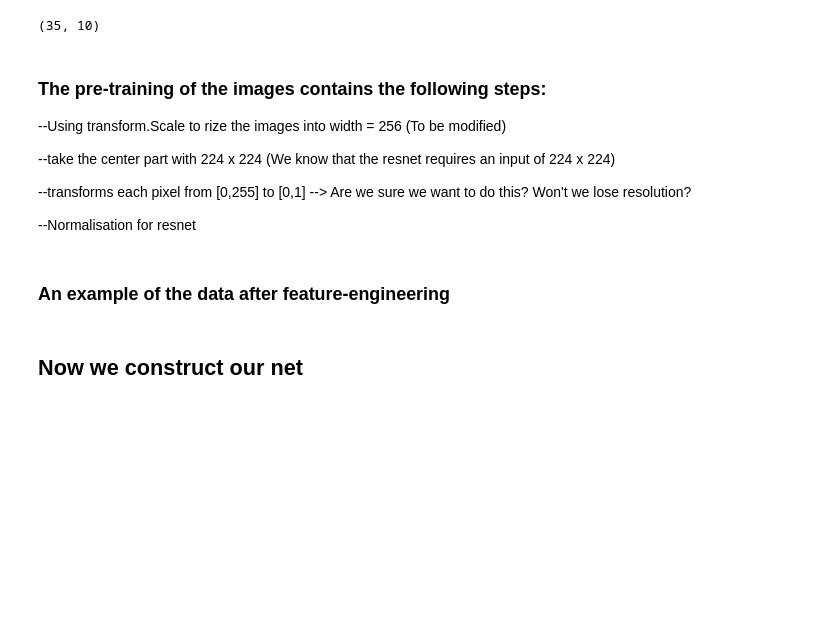
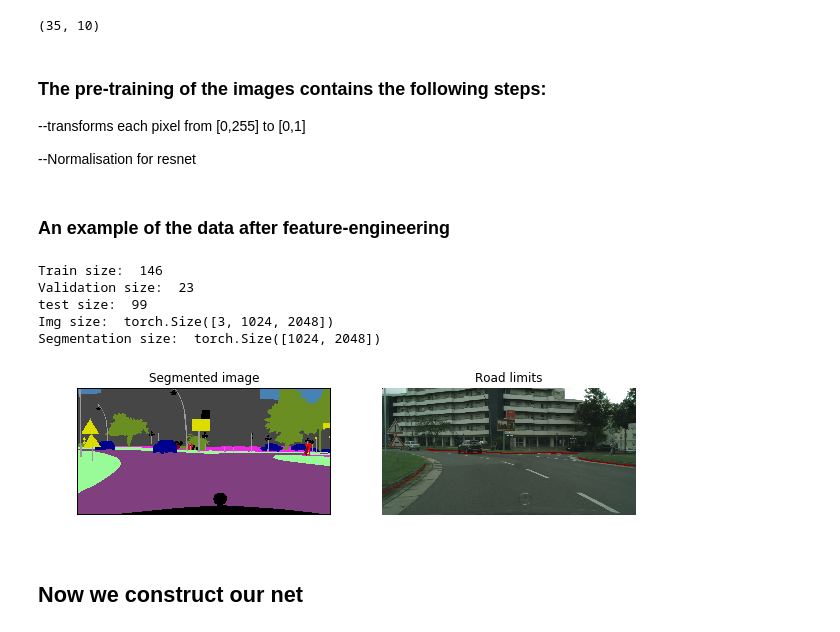
Before and after one commit to Zhuyue0324/dlcv1718, a Jupyter notebook: DL4CV_project.ipynb, the cells around one changed output. Drawn from its saved outputs; the diff is of its cells as text; code cells hidden in the pictures; blank space fills up the shorter version.

Commit message:
Updated visualization

```diff
--- a/DL4CV_project.ipynb
+++ b/DL4CV_project.ipynb
@@ -50,12 +50,7 @@ print(labelscsv.shape)
 # %% [markdown]
 ### The pre-training of the images contains the following steps:
 
---Using transform.Scale to rize the images into width = 256 (To be modified)
-
---take the center part with 224 x 224 (We know that the resnet requires an input of 224 x 224)
-
 --transforms each pixel from [0,255] to [0,1]
---> Are we sure we want to do this? Won't we lose resolution?
 
 --Normalisation for resnet
 # %%
@@ -70,35 +65,51 @@ targettransform = transforms.Compose(
 #     [transforms.CenterCrop(224),
      [transforms.ToTensor(),
      transforms.Normalize((0, 0, 0), (1/255, 1/255, 1/255))])
-root = 'mnt/disks/sdb1/cityscapes/'
-li8b = 'leftImg8bit/'
-gt = 'gtFine/'
-datatrain = MyImageFolder(root1=root+li8b+'train', root2=root+gt+'train_lido' , transform = transform , target_transform= targettransform)
-dataval = MyImageFolder(root1=root+li8b+'val', root2=root+gt+'val_lido' , transform = transform , target_transform= targettransform)
-datatest = MyImageFolder(root1=root+li8b+'test', root2=root+gt+'test_lido' , transform = transform , target_transform= targettransform)
+root = '../../DLCV/cityscapes/'
+li8b = 'leftImg8bit_trainvaltest_samples/leftImg8bit/'
+gt = 'gtFine_trainvaltest_samples/gtFine/'
+datatrain = MyImageFolder(root1=root+li8b+'train', root2=root+gt+'gtfL/train' , transform = transform , target_transform= targettransform)
+dataval = MyImageFolder(root1=root+li8b+'val', root2=root+gt+'gtfL/val' , transform = transform , target_transform= targettransform)
+datatest = MyImageFolder(root1=root+li8b+'test', root2=root+gt+'gtfL/test' , transform = transform , target_transform= targettransform)
 # %% [markdown]
 ### An example of the data after feature-engineering
 # %%
 x,y=datatrain[0]
 print("Train size: ", len(datatrain))
 print("Validation size: ", len(dataval))
 print("test size: ", len(datatest))
 print("Img size: ", x.size())
 print("Segmentation size: ", y.size())
 
 plt.figure(figsize=(10, 15))
+
+"""
 # img
-plt.subplot(3, 2, 1)
+plt.subplot(3, 3, 1)
 plt.imshow(x.numpy().transpose(1,2,0))
 plt.axis('off')
 plt.title("Input image")
-
-    # target
-plt.subplot(3, 2, 2)
+"""
+# segmentation target
+plt.subplot(3, 2, 1)
 plt.imshow(label_img_to_rgb(y.numpy()))
 plt.axis('off')
-plt.title("Target image")
+plt.title("Segmented image")
+
+# target
+plt.subplot(3, 2, 2)
+plt.axis('off')
+plt.imshow(lowest_non_road_color(x.numpy(), y.numpy()))
+plt.title("Road limits")
+
 plt.show()
+# %% [output]
+Train size:  146
+Validation size:  23
+test size:  99
+Img size:  torch.Size([3, 1024, 2048])
+Segmentation size:  torch.Size([1024, 2048])
+[figure, added]
 # %% [markdown]
 ## Now we construct our net
 # %%
```
Also changed, not shown: parts of 5 cells of this notebook, 1 other file.
